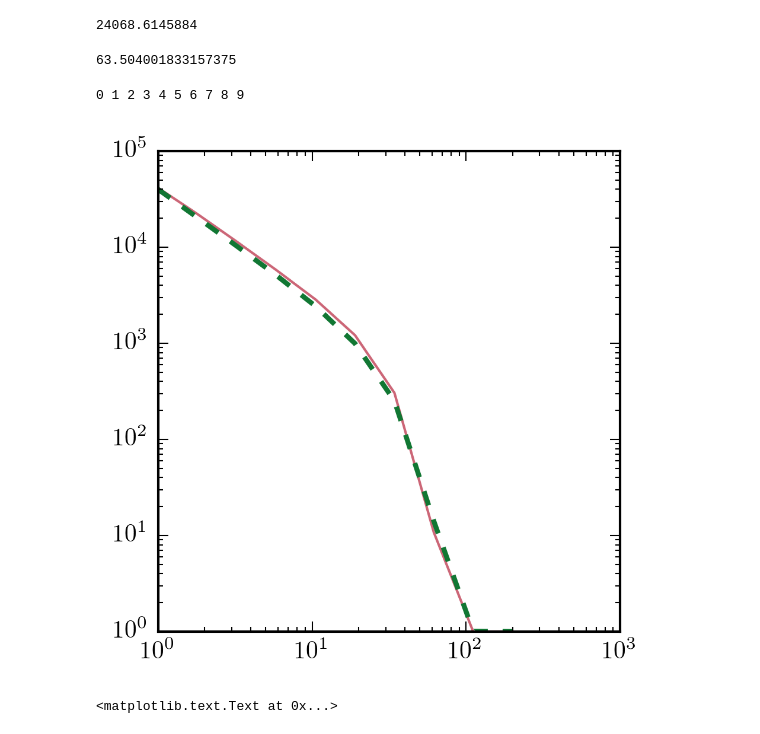
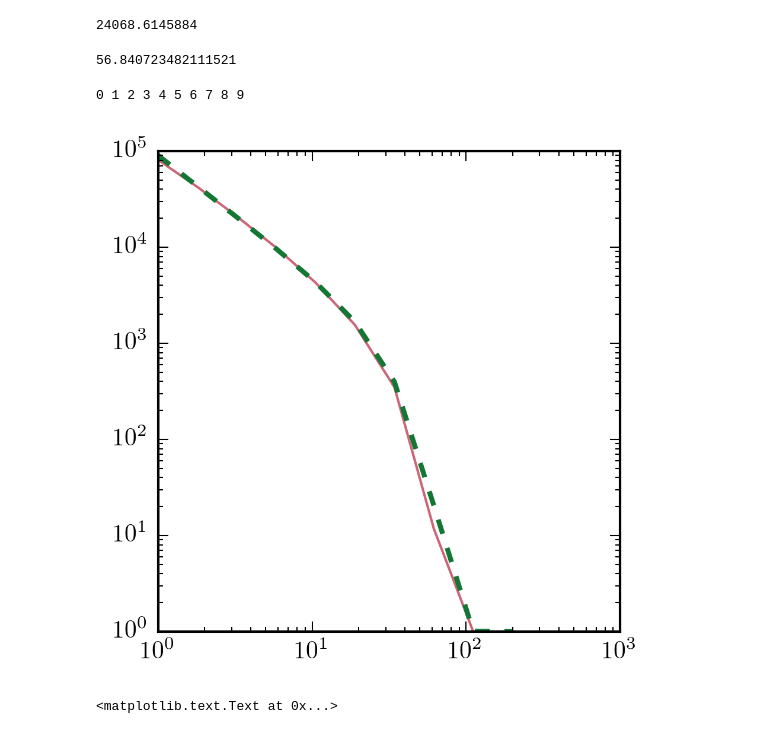
Before and after one commit to lue/dmb, a Jupyter notebook: integrate_mf.ipynb, the cells around one changed output. Drawn from its saved outputs; the diff is of its cells as text; code cells hidden in the pictures.

```diff
--- a/integrate_mf.ipynb
+++ b/integrate_mf.ipynb
@@ -118,14 +118,14 @@ def GlobalBoosting(z, params):
         R_global += B * M**2 / V * mf[i] * np.diff(np.log10(M_list))[i]
     return R_global / ((AST_rho_crit_0_Mpc3*cosmo.Om0)**2 / (1e9 / (1+z)**3))
 # %%
-params = {'logMcrit': -6, 'Ishiyama': True, 'c_scatter': 0.2, 'cosmo': cosmo, 'subhalos': True}
+params = {'logMcrit': -6, 'Ishiyama': True, 'c_scatter': 0.15, 'cosmo': cosmo, 'subhalos': True}
 GlobalBoosting(50.0, params)
 # %% [output]
-63.504001833157375
+56.840723482111521
 # %%
 z_list = np.logspace(0, np.log10(200), 10)
 B_list = np.zeros(len(z_list))
-params = {'logMcrit': -6, 'Ishiyama': False, 'c_scatter': 0.10, 'cosmo': cosmo, 'subhalos': False}
+params = {'logMcrit': -6, 'Ishiyama': True, 'c_scatter': 0.15, 'cosmo': cosmo, 'subhalos': True}
 
 for i in range(len(z_list)):
     print i,
@@ -145,6 +145,8 @@ def CLfit(z, params):
     # Realistic
     if params == {'logMcrit': -9, 'Ishiyama': True, 'c_scatter': 0.15, 'cosmo': cosmo, 'subhalos': True}:
         return 1.0+5.0e5*z**-1.25*np.exp(-(z/40)**2.3)
+    if params == {'logMcrit': -6, 'Ishiyama': True, 'c_scatter': 0.15, 'cosmo': cosmo, 'subhalos': True}:
+        return 1.0+9e4*z**-1.25*np.exp(-(z/34)**2.0)
 
     # Change c_scatter
     if params == {'logMcrit': -9, 'Ishiyama': True, 'c_scatter': 0.2, 'cosmo': cosmo, 'subhalos': False}:
@@ -157,34 +159,34 @@ def CLfit(z, params):
         return 1.0+8.5e4*z**-1.25*np.exp(-(z/34)**2.2)
     if params == {'logMcrit': -12, 'Ishiyama': True, 'c_scatter': 0.15, 'cosmo': cosmo, 'subhalos': True}:
         return 1.0+1.0e6*z**-1.25*np.exp(-(z/40)**2.05)
 
     # Change subahalo
     if params == {'logMcrit': -9, 'Ishiyama': True, 'c_scatter': 0.15, 'cosmo': cosmo, 'subhalos': False}:
         return 1.0+2.5e5*z**-1.18*np.exp(-(z/40)**2.3)
 
     # Change Ishiyama
     if params == {'logMcrit': -9, 'Ishiyama': False, 'c_scatter': 0.15, 'cosmo': cosmo, 'subhalos': True}:
         return 1.0+5.0e5*z**-1.25*np.exp(-(z/40)**2.3)
 
 
 
     # Other
     if params == {'logMcrit': -6, 'Ishiyama': True, 'c_scatter': 0.15, 'cosmo': cosmo, 'subhalos': False}:
         return 1.0+5.0e4*z**-1.14*np.exp(-(z/34)**2.2)
     if params == {'logMcrit': -6, 'Ishiyama': True, 'c_scatter': 0, 'cosmo': cosmo, 'subhalos': False}:
         return 1.0+3.5e4*z**-1.06*np.exp(-(z/32)**2.0)
     if params == {'logMcrit': -9, 'Ishiyama': True, 'c_scatter': 0.2, 'cosmo': cosmo, 'subhalos': True}:
         return 1.0+6.5e5*z**-1.35*np.exp(-(z/40)**2.3)
     if params == {'logMcrit': -12, 'Ishiyama': True, 'c_scatter': 0.2, 'cosmo': cosmo, 'subhalos': False}:
         return 1.0+6.3e5*z**-1.20*np.exp(-(z/45)**2.3)
 
 
 plt.plot(z_list, B_list+1, '-', lw=1)
 plt.plot(z_list, CLfit(z_list, params), '--')
 plt.xscale('log')
 plt.yscale('log')
 # %% [output]
-[figure, old version]
+[figure, new version]
 # %%
 # Vary Mcrit
 z_list = np.logspace(0, np.log10(200), 100)
```
Also changed, not shown: parts of 1 cell of this notebook, 1 other file.
